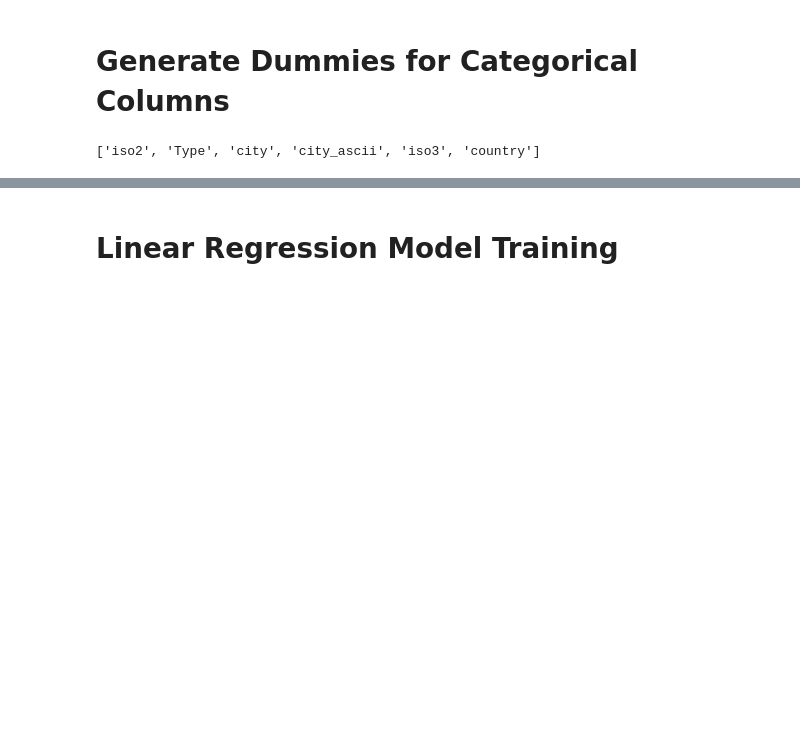
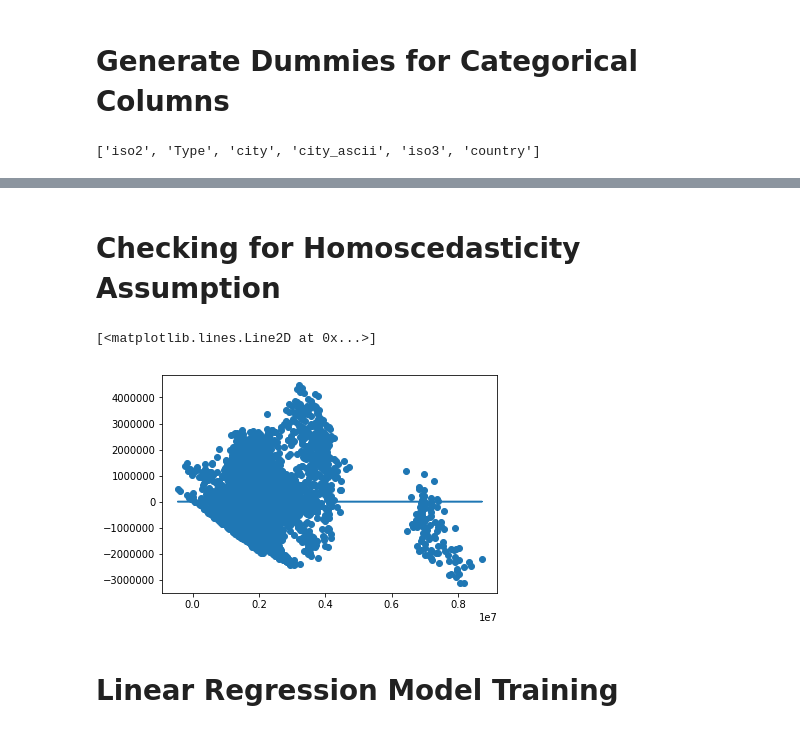
Before and after one commit to jankomah/Travel_Trends_Project, a Jupyter notebook: 4.Rmodels.ipynb, the cells around one changed output, grey strips where cells are left out. Cells and saved outputs as stored; diff of their text form; code cells hidden in the pictures; blank space fills up the shorter version.

```diff
--- a/4.Rmodels.ipynb
+++ b/4.Rmodels.ipynb
@@ -339,3 +476,11 @@ df0.drop('Type' , 1 , inplace = True)
+# %% [markdown]
+# Checking for Homoscedasticity Assumption
+# %%
+plt.scatter(model.predict(dfnew[x_cols]), model.resid)
+plt.plot(model.predict(dfnew[x_cols]), [0 for i in range(len(dfnew))])
+# %% [output]
+[<matplotlib.lines.Line2D at 0x...>]
+[figure, added]
 # %% [markdown]
 # Linear Regression Model Training
 # %%
```
Also changed, not shown: parts of 21 cells of this notebook.
